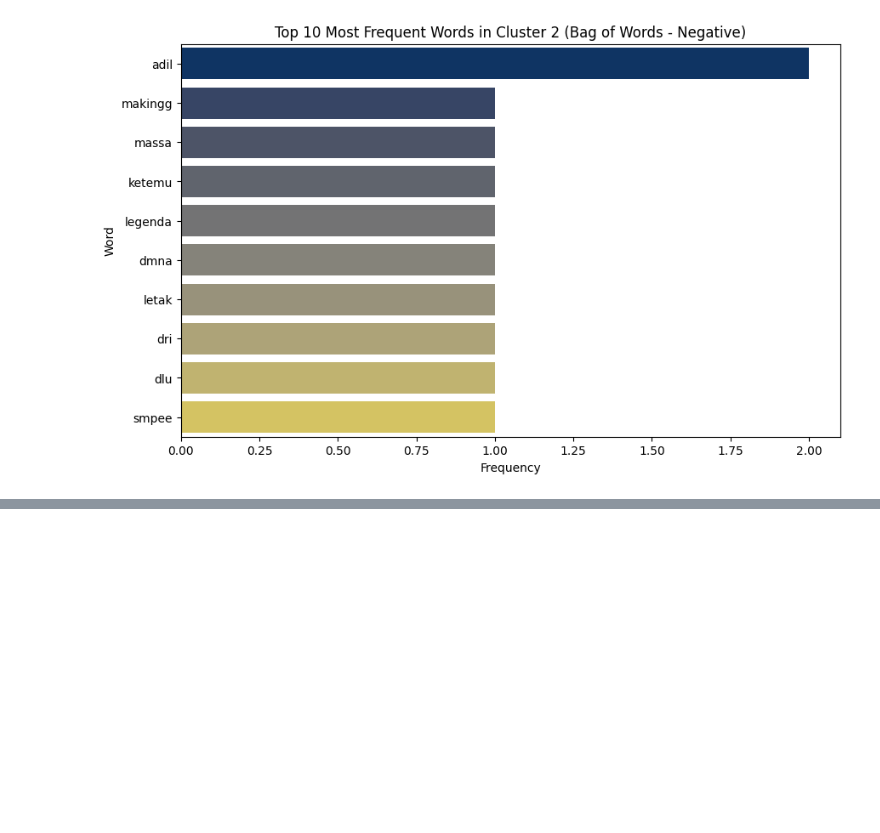
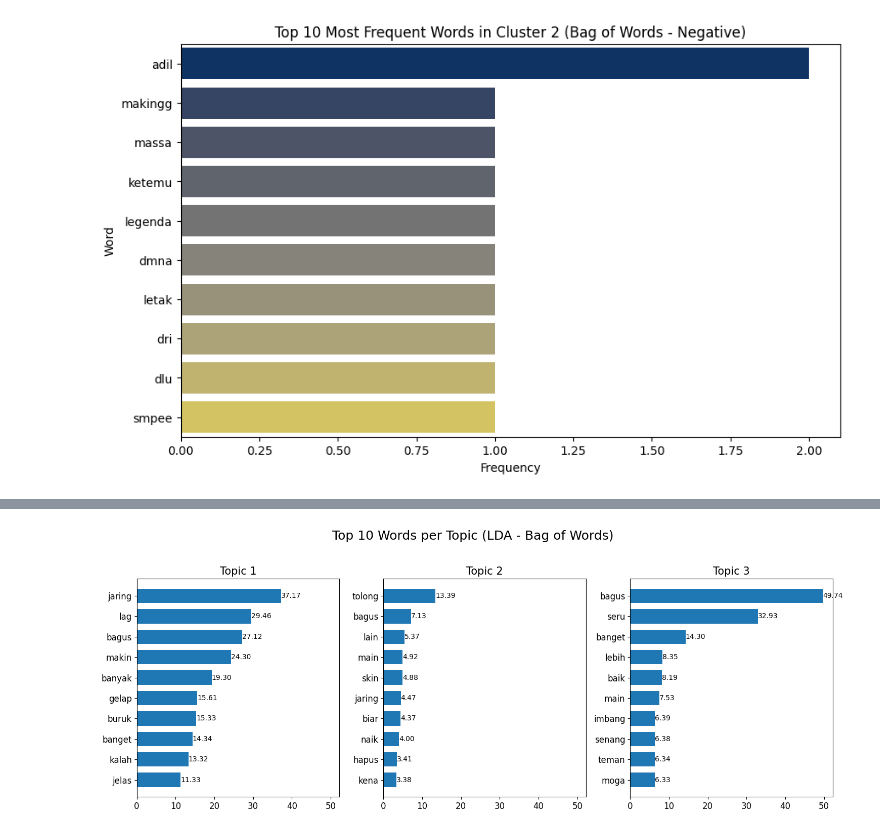
Before and after one commit to latifhilmii/pemrosesan-teks, a Jupyter notebook: Clustering/Text Clustering.ipynb, the cells around one changed output, grey strips where cells are left out. Cells and saved outputs as stored; diff of their text form; code cells hidden in the pictures; blank space fills up the shorter version.

```diff
--- a/Clustering/Text Clustering.ipynb
+++ b/Clustering/Text Clustering.ipynb
@@ -521,0 +575,7 @@ Passing `palette` without assigning `hue` is deprecated and will be removed in v
+# %%
+n_top_words = 10
+feature_names_bow = bow_vectorizer.get_feature_names_out()
+
+plot_top_words(lda_bow, feature_names_bow, n_top_words, 'Top 10 Words per Topic (LDA - Bag of Words)')
+# %% [output]
+[figure, added]
```
Also changed, not shown: parts of 8 cells of this notebook.
